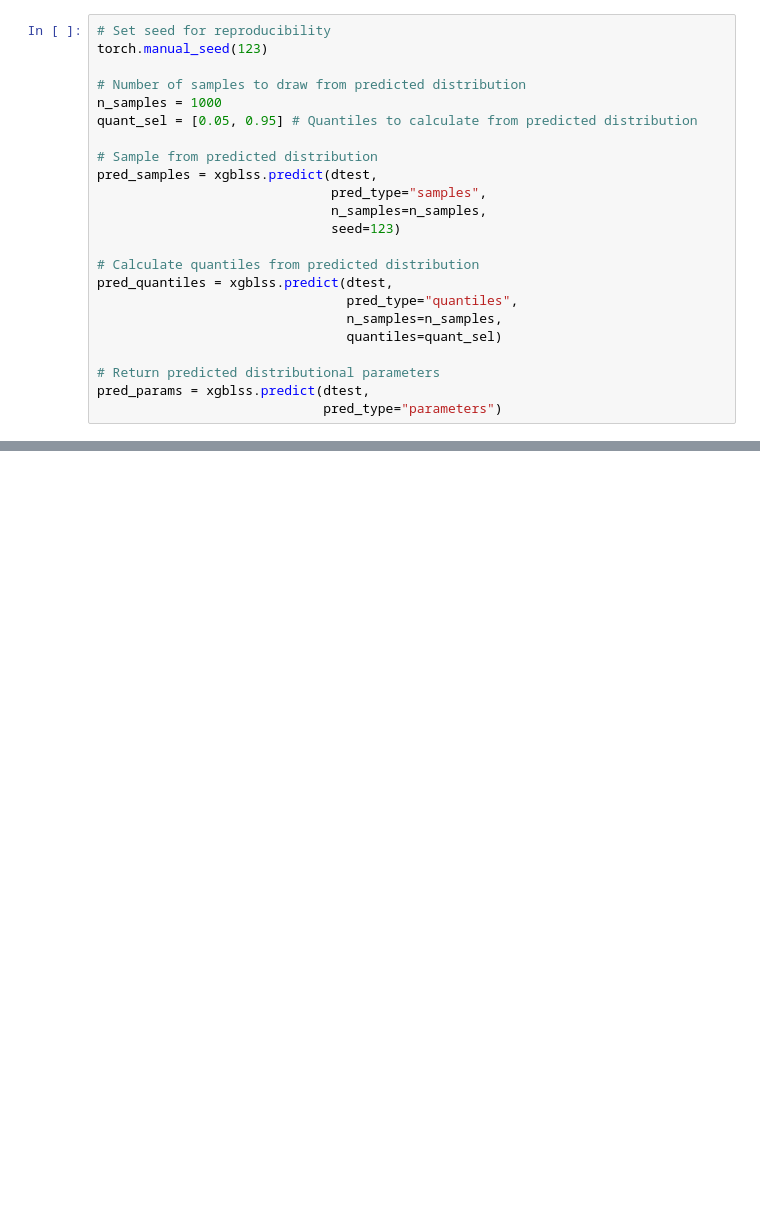
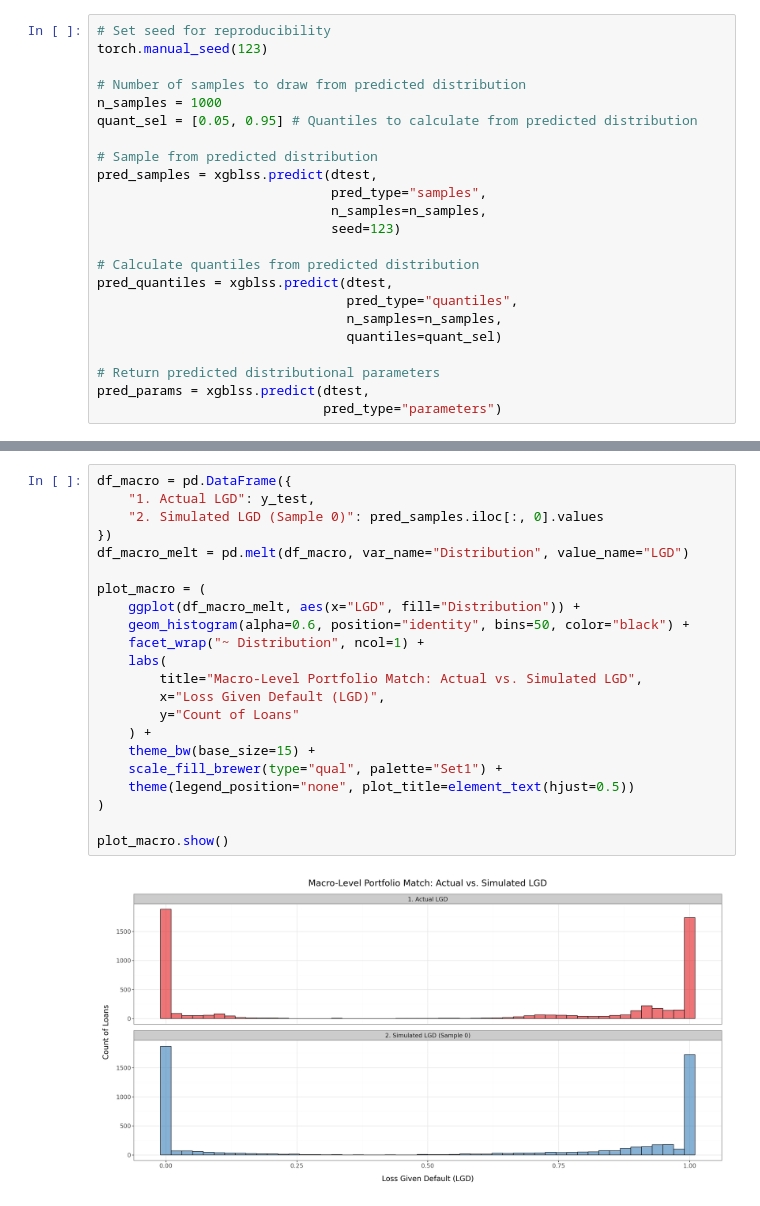
Before and after one commit to StatMixedML/XGBoostLSS, a Jupyter notebook: docs/examples/ZOIB_Regression.ipynb, the cells around one changed output, grey strips where cells are left out. Cells and saved outputs as stored; diff of their text form; blank space fills up the shorter version.

```diff
--- a/docs/examples/ZOIB_Regression.ipynb
+++ b/docs/examples/ZOIB_Regression.ipynb
@@ -198,0 +282,24 @@ NameError: name 'ggplot' is not defined
+# %%
+df_macro = pd.DataFrame({
+    "1. Actual LGD": y_test,
+    "2. Simulated LGD (Sample 0)": pred_samples.iloc[:, 0].values
+})
+df_macro_melt = pd.melt(df_macro, var_name="Distribution", value_name="LGD")
+
+plot_macro = (
+    ggplot(df_macro_melt, aes(x="LGD", fill="Distribution")) +
+    geom_histogram(alpha=0.6, position="identity", bins=50, color="black") +
+    facet_wrap("~ Distribution", ncol=1) +
+    labs(
+        title="Macro-Level Portfolio Match: Actual vs. Simulated LGD",
+        x="Loss Given Default (LGD)",
+        y="Count of Loans"
+    ) +
+    theme_bw(base_size=15) +
+    scale_fill_brewer(type="qual", palette="Set1") +
+    theme(legend_position="none", plot_title=element_text(hjust=0.5))
+)
+
+plot_macro.show()
+# %% [output]
+[figure, added]
```
Also changed, not shown: parts of 25 cells of this notebook, 1 other file.
